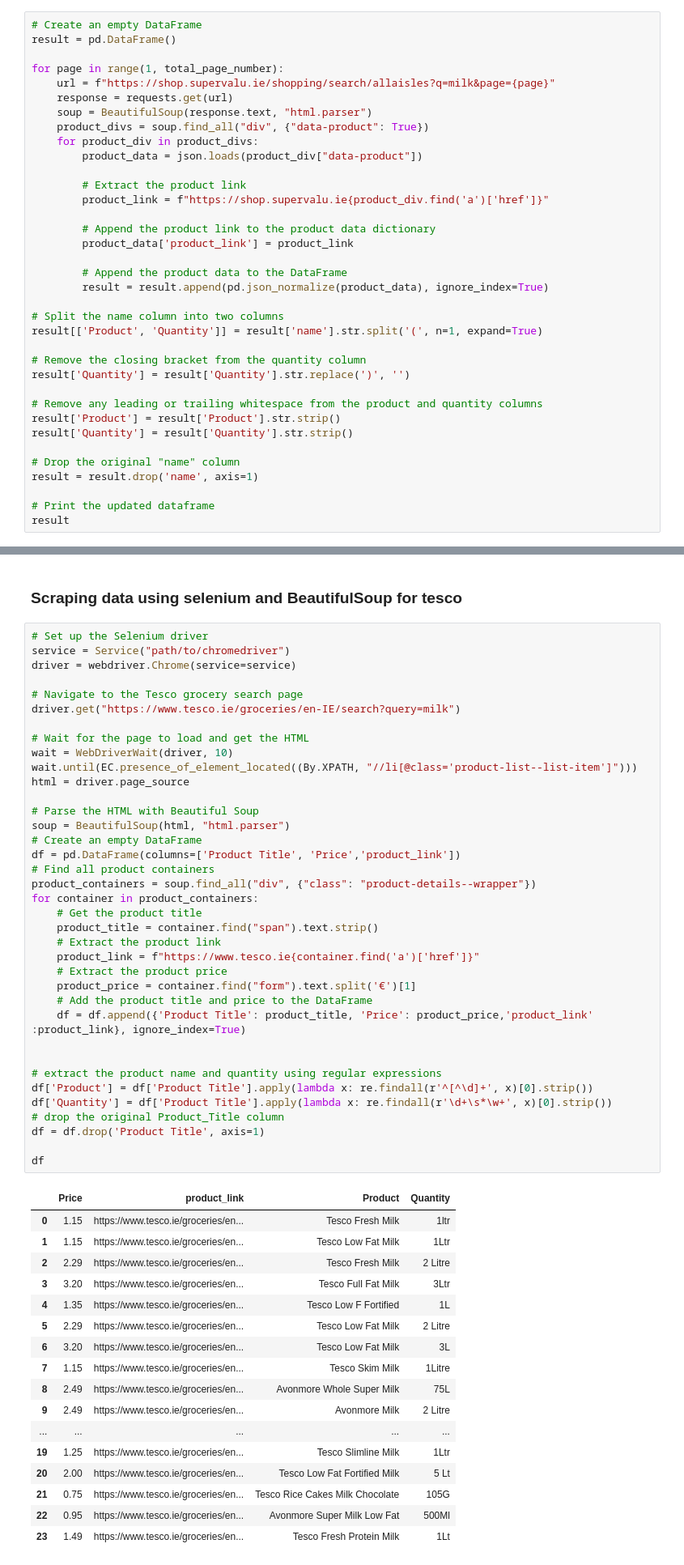
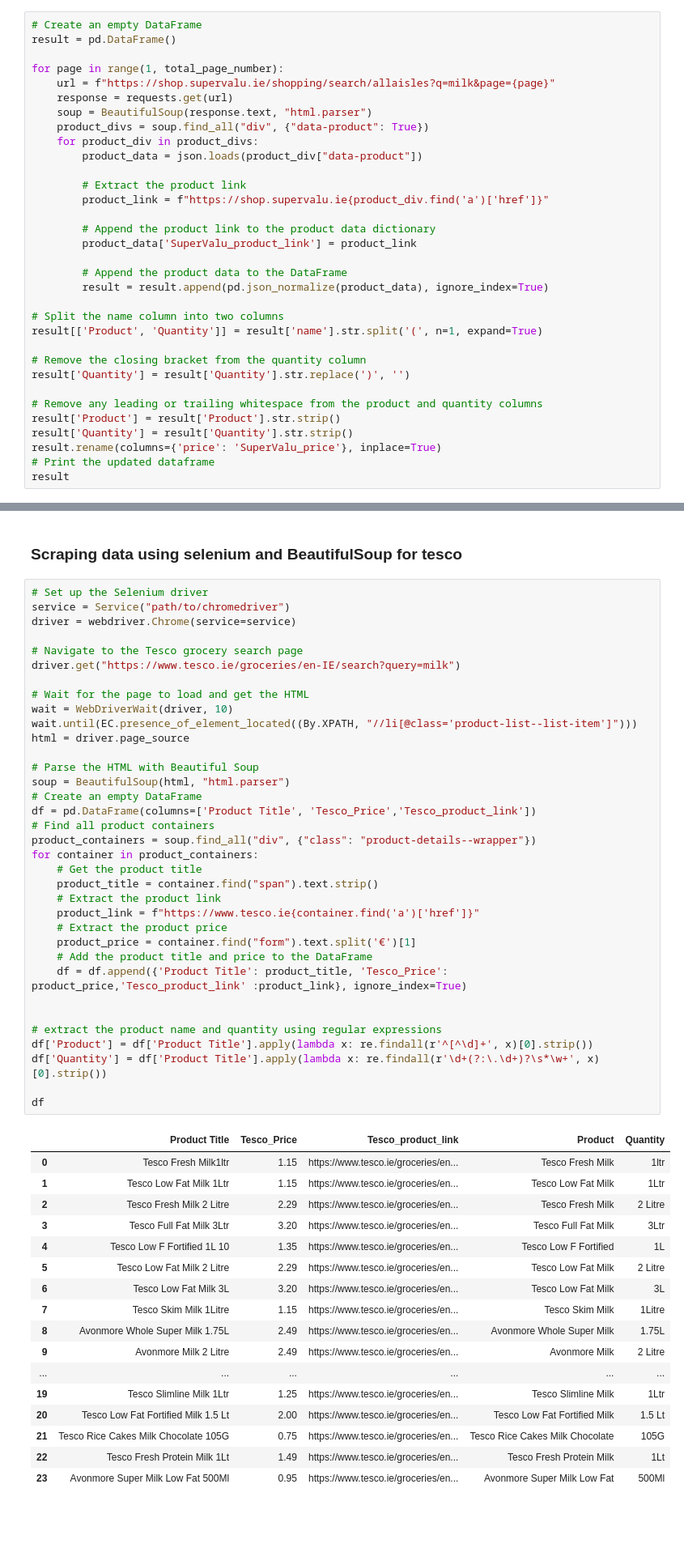
Before and after one commit to Akash2206/Python_CA2, a Jupyter notebook: Python_CA2_Akash_Satpute.ipynb, the cells around one changed output, grey strips where cells are left out. Shown: that part at 81% size. Saved outputs shown, nothing was run; the diff lists cells and outputs as text; blank space fills up the shorter version.

```diff
--- a/Python_CA2_Akash_Satpute.ipynb
+++ b/Python_CA2_Akash_Satpute.ipynb
@@ -44,7 +36,7 @@ for page in range(1, total_page_number):
         product_link = f"https://shop.supervalu.ie{product_div.find('a')['href']}"
 
         # Append the product link to the product data dictionary
-        product_data['product_link'] = product_link
+        product_data['SuperValu_product_link'] = product_link
 
         # Append the product data to the DataFrame
         result = result.append(pd.json_normalize(product_data), ignore_index=True)
@@ -58,10 +50,7 @@ result['Quantity'] = result['Quantity'].str.replace(')', '')
 # Remove any leading or trailing whitespace from the product and quantity columns
 result['Product'] = result['Product'].str.strip()
 result['Quantity'] = result['Quantity'].str.strip()
-
-# Drop the original "name" column
-result = result.drop('name', axis=1)
-
+result.rename(columns={'price': 'SuperValu_price'}, inplace=True)
 # Print the updated dataframe
 result
 # %% [output]
@@ -86,52 +75,50 @@ service = Service("path/to/chromedriver")
 driver = webdriver.Chrome(service=service)
 
 # Navigate to the Tesco grocery search page
 driver.get("https://www.tesco.ie/groceries/en-IE/search?query=milk")
 
 # Wait for the page to load and get the HTML
 wait = WebDriverWait(driver, 10)
 wait.until(EC.presence_of_element_located((By.XPATH, "//li[@class='product-list--list-item']")))
 html = driver.page_source
 
 # Parse the HTML with Beautiful Soup
 soup = BeautifulSoup(html, "html.parser")
 # Create an empty DataFrame
-df = pd.DataFrame(columns=['Product Title', 'Price','product_link'])
+df = pd.DataFrame(columns=['Product Title', 'Tesco_Price','Tesco_product_link'])
 # Find all product containers
 product_containers = soup.find_all("div", {"class": "product-details--wrapper"})
 for container in product_containers:
     # Get the product title
     product_title = container.find("span").text.strip()
     # Extract the product link
     product_link = f"https://www.tesco.ie{container.find('a')['href']}"
     # Extract the product price
     product_price = container.find("form").text.split('€')[1]
     # Add the product title and price to the DataFrame
-    df = df.append({'Product Title': product_title, 'Price': product_price,'product_link' :product_link}, ignore_index=True)
+    df = df.append({'Product Title': product_title, 'Tesco_Price': product_price,'Tesco_product_link' :product_link}, ignore_index=True)
 
 
 # extract the product name and quantity using regular expressions
 df['Product'] = df['Product Title'].apply(lambda x: re.findall(r'^[^\d]+', x)[0].strip())
-df['Quantity'] = df['Product Title'].apply(lambda x: re.findall(r'\d+\s*\w+', x)[0].strip())
-# drop the original Product_Title column
-df = df.drop('Product Title', axis=1)
+df['Quantity'] = df['Product Title'].apply(lambda x: re.findall(r'\d+(?:\.\d+)?\s*\w+', x)[0].strip())
 
 df
 # %% [output]
-|  | Price | product_link | Product | Quantity |
-| 0 | 1.15 | https://www.tesco.ie/groceries/en... | Tesco Fresh Milk | 1ltr |
-| 1 | 1.15 | https://www.tesco.ie/groceries/en... | Tesco Low Fat Milk | 1Ltr |
-| 2 | 2.29 | https://www.tesco.ie/groceries/en... | Tesco Fresh Milk | 2 Litre |
-| 3 | 3.20 | https://www.tesco.ie/groceries/en... | Tesco Full Fat Milk | 3Ltr |
-| 4 | 1.35 | https://www.tesco.ie/groceries/en... | Tesco Low F Fortified | 1L |
-| 5 | 2.29 | https://www.tesco.ie/groceries/en... | Tesco Low Fat Milk | 2 Litre |
-| 6 | 3.20 | https://www.tesco.ie/groceries/en... | Tesco Low Fat Milk | 3L |
-| 7 | 1.15 | https://www.tesco.ie/groceries/en... | Tesco Skim Milk | 1Litre |
-| 8 | 2.49 | https://www.tesco.ie/groceries/en... | Avonmore Whole Super Milk | 75L |
-| 9 | 2.49 | https://www.tesco.ie/groceries/en... | Avonmore Milk | 2 Litre |
-| ... | ... | ... | ... | ... |
-| 19 | 1.25 | https://www.tesco.ie/groceries/en... | Tesco Slimline Milk | 1Ltr |
-| 20 | 2.00 | https://www.tesco.ie/groceries/en... | Tesco Low Fat Fortified Milk | 5 Lt |
-| 21 | 0.75 | https://www.tesco.ie/groceries/en... | Tesco Rice Cakes Milk Chocolate | 105G |
-| 22 | 0.95 | https://www.tesco.ie/groceries/en... | Avonmore Super Milk Low Fat | 500Ml |
-| 23 | 1.49 | https://www.tesco.ie/groceries/en... | Tesco Fresh Protein Milk | 1Lt |
+|  | Product Title | Tesco_Price | Tesco_product_link | Product | Quantity |
+| 0 | Tesco Fresh Milk1ltr | 1.15 | https://www.tesco.ie/groceries/en... | Tesco Fresh Milk | 1ltr |
+| 1 | Tesco Low Fat Milk 1Ltr | 1.15 | https://www.tesco.ie/groceries/en... | Tesco Low Fat Milk | 1Ltr |
+| 2 | Tesco Fresh Milk 2 Litre | 2.29 | https://www.tesco.ie/groceries/en... | Tesco Fresh Milk | 2 Litre |
+| 3 | Tesco Full Fat Milk 3Ltr | 3.20 | https://www.tesco.ie/groceries/en... | Tesco Full Fat Milk | 3Ltr |
+| 4 | Tesco Low F Fortified 1L 10 | 1.35 | https://www.tesco.ie/groceries/en... | Tesco Low F Fortified | 1L |
+| 5 | Tesco Low Fat Milk 2 Litre | 2.29 | https://www.tesco.ie/groceries/en... | Tesco Low Fat Milk | 2 Litre |
+| 6 | Tesco Low Fat Milk 3L | 3.20 | https://www.tesco.ie/groceries/en... | Tesco Low Fat Milk | 3L |
+| 7 | Tesco Skim Milk 1Litre | 1.15 | https://www.tesco.ie/groceries/en... | Tesco Skim Milk | 1Litre |
+| 8 | Avonmore Whole Super Milk 1.75L | 2.49 | https://www.tesco.ie/groceries/en... | Avonmore Whole Super Milk | 1.75L |
+| 9 | Avonmore Milk 2 Litre | 2.49 | https://www.tesco.ie/groceries/en... | Avonmore Milk | 2 Litre |
+| ... | ... | ... | ... | ... | ... |
+| 19 | Tesco Slimline Milk 1Ltr | 1.25 | https://www.tesco.ie/groceries/en... | Tesco Slimline Milk | 1Ltr |
+| 20 | Tesco Low Fat Fortified Milk 1.5 Lt | 2.00 | https://www.tesco.ie/groceries/en... | Tesco Low Fat Fortified Milk | 1.5 Lt |
+| 21 | Tesco Rice Cakes Milk Chocolate 105G | 0.75 | https://www.tesco.ie/groceries/en... | Tesco Rice Cakes Milk Chocolate | 105G |
+| 22 | Tesco Fresh Protein Milk 1Lt | 1.49 | https://www.tesco.ie/groceries/en... | Tesco Fresh Protein Milk | 1Lt |
+| 23 | Avonmore Super Milk Low Fat 500Ml | 0.95 | https://www.tesco.ie/groceries/en... | Avonmore Super Milk Low Fat | 500Ml |
```
Also changed, not shown: parts of 8 cells of this notebook.
